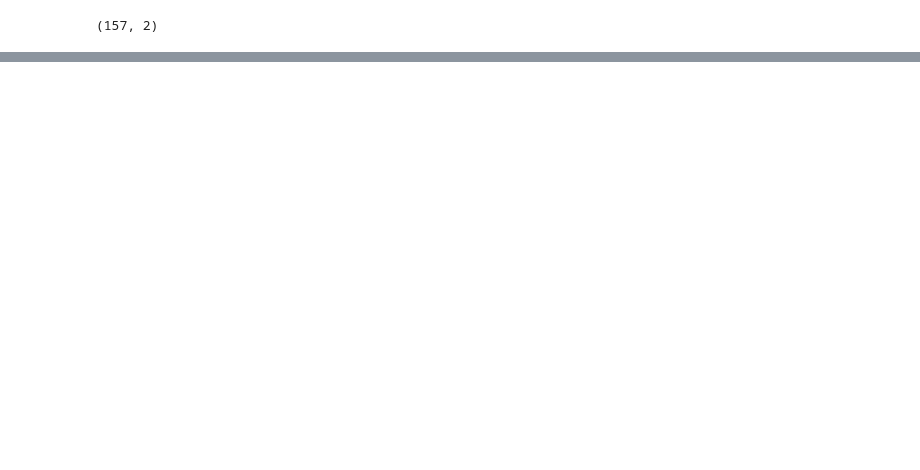
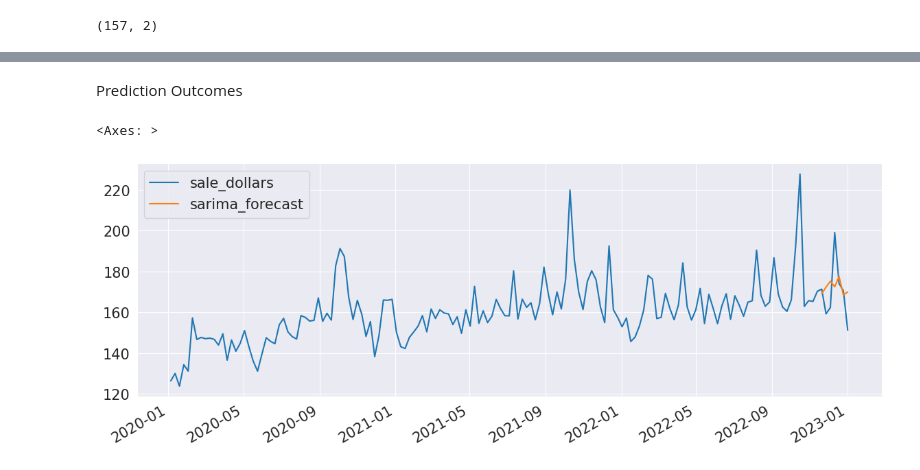
Before and after one commit to s22266/smart-liquor-sales-predictor, a Jupyter notebook: asi/notebooks/salesForecastingARIMAandSARIMAX.ipynb, the cells around one changed output, grey strips where cells are left out. Cells and saved outputs as stored; diff of their text form; code cells hidden in the pictures; blank space fills up the shorter version.

```diff
--- a/asi/notebooks/salesForecastingARIMAandSARIMAX.ipynb
+++ b/asi/notebooks/salesForecastingARIMAandSARIMAX.ipynb
@@ -192,0 +299,24 @@ weekly_sales[['sale_dollars', 'forecast']].plot(figsize=(12,4))
+# %% [markdown]
+Prediction Outcomes
+# %%
+# Import DateOffset:
+from pandas.tseries.offsets import DateOffset
+# appending future dates in dataframe index:  -- (Let's say for 24 months)
+future_dates = [weekly_sales.index[-1]+ DateOffset(months=x)for x in range(0,24)]
+# %%
+future_datest_df = pd.DataFrame(index = future_dates[1:], columns = weekly_sales.columns)
+# %%
+# Concatenating both the dataframes:
+
+future_df = pd.concat([weekly_sales, future_datest_df])
+# %%
+# Forecasting the Sales values based on above SARIMAX Model:
+
+future_df['sarima_forecast'] = sarima_model_fit.predict(start = 150, end = 170, dynamic= True)
+# %%
+# Plotting the final predicted Sales value for next 2-years:
+
+future_df[['sale_dollars', 'sarima_forecast']].plot(figsize=(14, 5))
+# %% [output]
+<Axes: >
+[figure, added]
```
Also changed, not shown: parts of 29 cells of this notebook.
